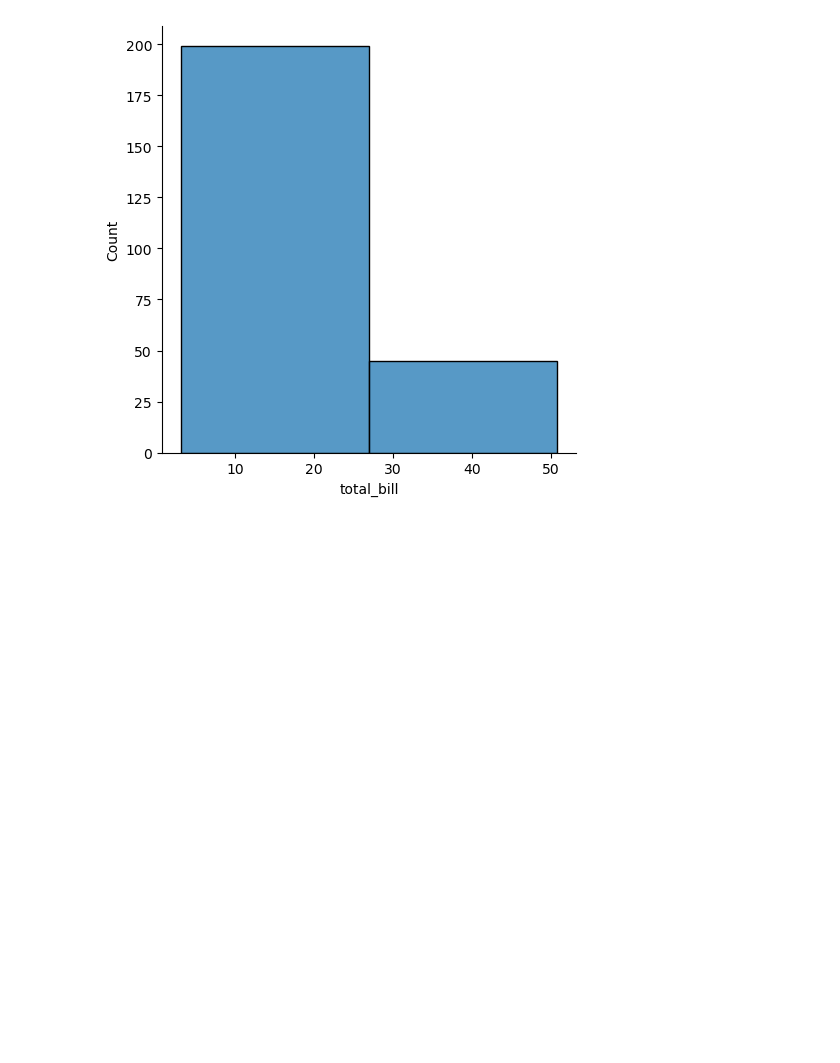
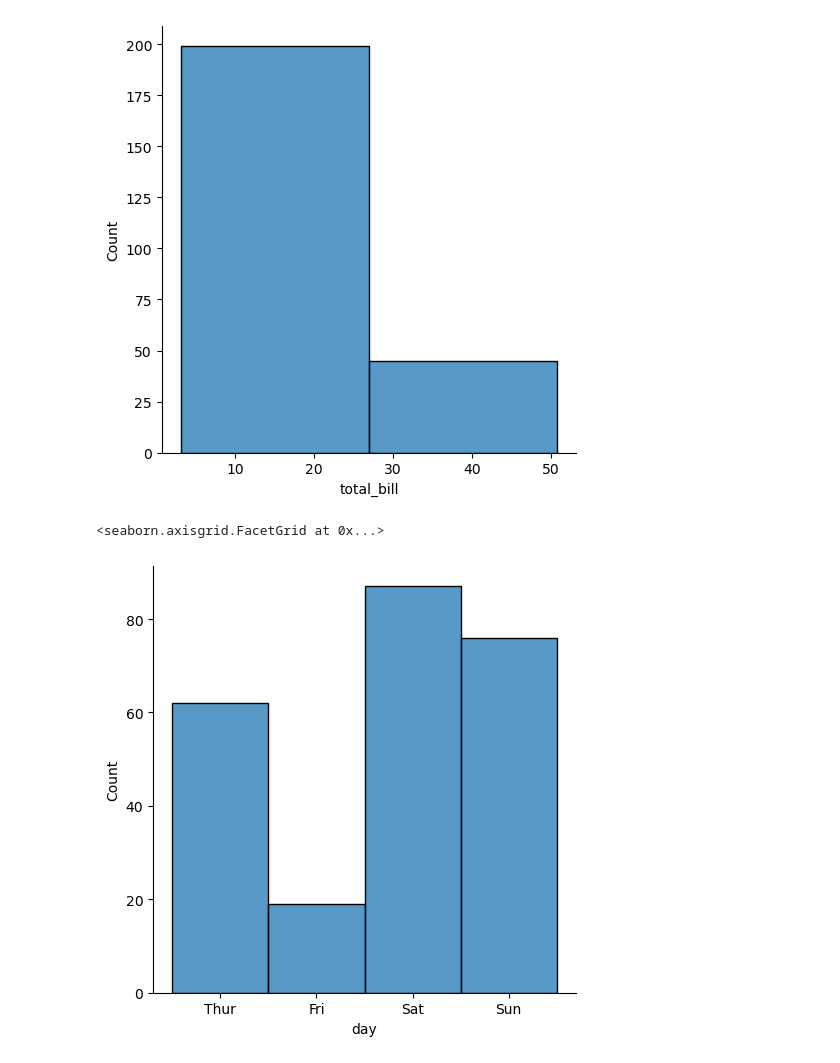
Before and after one commit to rakeshtunasahu/All-about-Python-basic-OOPs-libraries-, a Jupyter notebook: Seaborn/distribution_plot.ipynb, the cells around one changed output. Drawn from its saved outputs; the diff is of its cells as text; code cells hidden in the pictures; blank space fills up the shorter version.

```diff
--- a/Seaborn/distribution_plot.ipynb
+++ b/Seaborn/distribution_plot.ipynb
@@ -52,3 +52,14 @@ sns.displot(data=tips, x='total_bill', kind='hist',bins=2)
 # %% [output]
 <seaborn.axisgrid.FacetGrid at 0x...>
 [figure]
+# %%
+import seaborn as sns
+
+# It’s also possible to visualize the distribution of a categorical variable using the logic of a histogram.
+# Discrete bins are automatically set for categorical variables
+
+# countplot
+sns.displot(data=tips, x='day', kind='hist')
+# %% [output]
+<seaborn.axisgrid.FacetGrid at 0x...>
+[figure, added]
```
Also changed, not shown: parts of 5 cells of this notebook.
